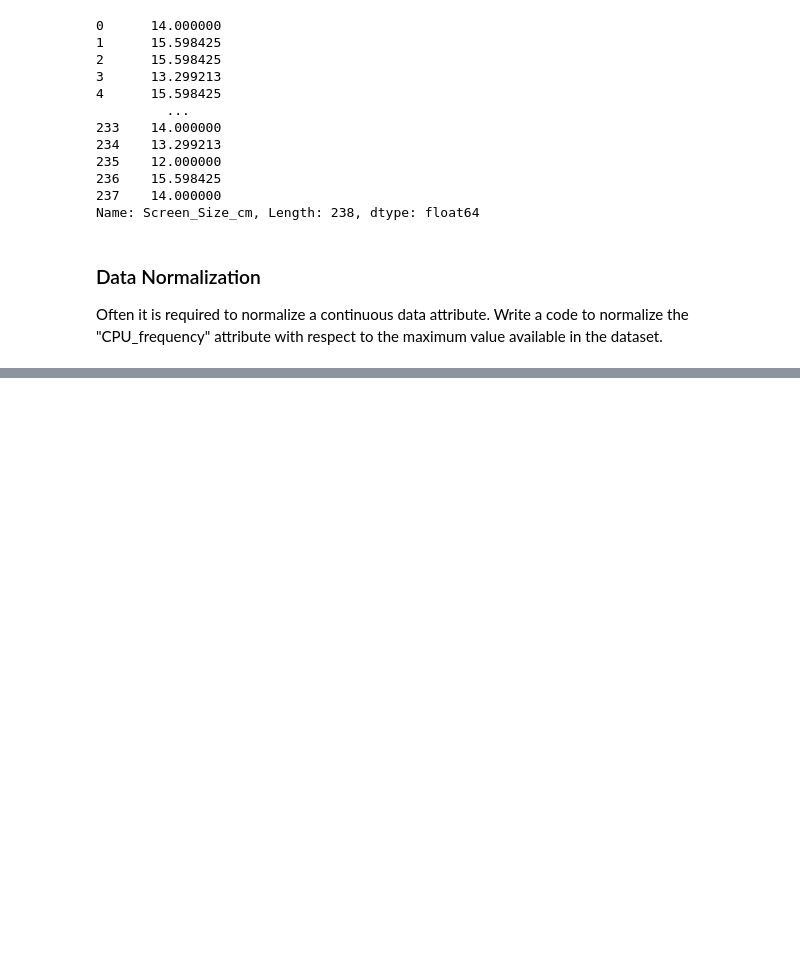
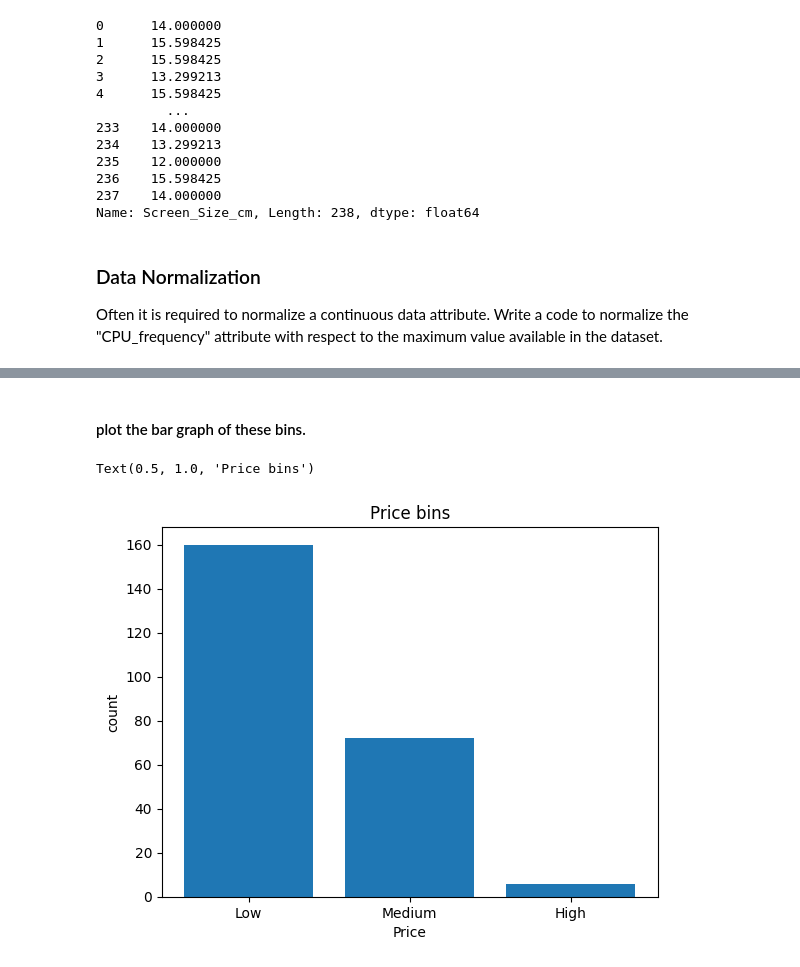
Before and after one commit to Yash070803/NoteBooks, a Jupyter notebook: DataWrangling_Tasks/Analyzing_Laptop_Data.ipynb, the cells around one changed output, grey strips where cells are left out. Saved outputs shown, nothing was run; the diff lists cells and outputs as text; code cells hidden in the pictures; blank space fills up the shorter version.

```diff
--- a/DataWrangling_Tasks/Analyzing_Laptop_Data.ipynb
+++ b/DataWrangling_Tasks/Analyzing_Laptop_Data.ipynb
@@ -139,0 +145,3 @@ df["CPU_frequency"] = df["CPU_frequency"] / df["CPU_frequency"].max()
+# %%
+bins = np.linspace(min(df["Price"]), max(df["Price"]), 4)
+bins
@@ -139,0 +150,5 @@ df["CPU_frequency"] = df["CPU_frequency"] / df["CPU_frequency"].max()
+# %%
+group_names = ["Low", "Medium", "High"]
+# %%
+df["Price-binned"] = pd.cut(df["Price"], bins, labels=group_names, include_lowest=True)
+df[['Price','Price-binned']].tail(20)
@@ -139,0 +173,12 @@ df["CPU_frequency"] = df["CPU_frequency"] / df["CPU_frequency"].max()
+# %% [markdown]
+#### plot the bar graph of these bins.
+# %%
+#df["Price-banned"].value_counts()
+
+plt.bar(group_names, df["Price-binned"].value_counts())
+plt.xlabel("Price")
+plt.ylabel("count")
+plt.title("Price bins")
+# %% [output]
+Text(0.5, 1.0, 'Price bins')
+[figure, added]
```
Also changed, not shown: parts of 3 cells of this notebook.
